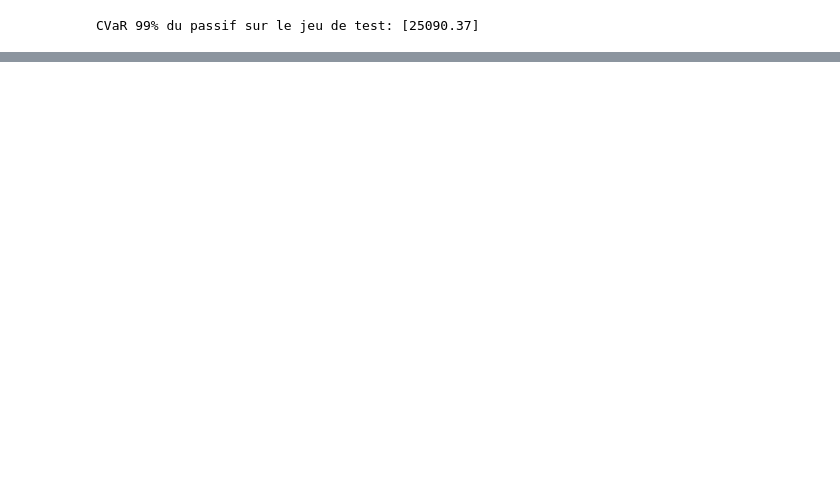
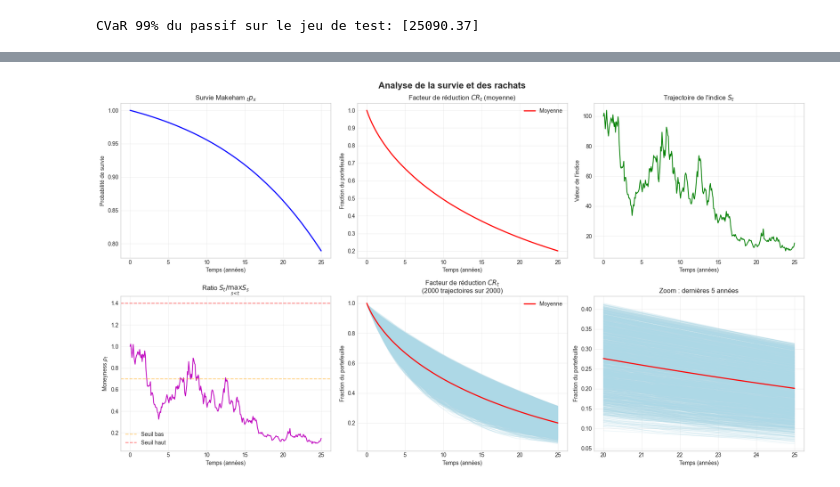
Before and after one commit to olisehStar/DeepHedging, a Jupyter notebook: memoire5.ipynb, the cells around one changed output, grey strips where cells are left out. Saved outputs shown, nothing was run; the diff lists cells and outputs as text; code cells hidden in the pictures; blank space fills up the shorter version.

```diff
--- a/memoire5.ipynb
+++ b/memoire5.ipynb
@@ -1623,7 +1563,7 @@ if __name__ == "__main__":
 
 
 # =================================================================================
-# SCRIPT PRINCIPAL
+# SCRIPT PRINCIPAL DE DEEP HEDGING GMAB sans survie ni rachat
 # =================================================================================
 if __name__ == "__main__":
     logger.info("🚀 Deep Hedging GMAB - Démarrage")
@@ -1727,11 +1667,11 @@ if __name__ == "__main__":
         # Configuration
         logger.info("⚙️ Configuration du modèle...")
         config = ModelConfig(
-            model_type=ModelType.LSTM,
+            model_type=ModelType.FFNN,
             n_assets=n_assets,
             n_features=n_features + 1,
-            hidden_layers=2,
-            units=32,
+            hidden_layers=3,
+            units=64,
             learning_rate=0.001,
             alpha_cvar=0.99,
             lambda_cost=0.001,
@@ -1763,7 +1703,7 @@ if __name__ == "__main__":
             epochs=5,
             batch_size=2048,
             patience=10,
-            loss_fn=cvar_loss(alpha=0.99),
+            loss_fn=entropic_risk_loss(lam=0.1),
             verbose=1
         )
 
@@ -1771,16 +1711,6 @@ if __name__ == "__main__":
         results,V_T, delta_test, V_trajectory,PnL_test = engine.evaluate(
             test_input, test_input_norm, H_test, r_test, dt_float, V0_test
         )
-
-        """
-        # Prédictions détaillées
-        V_T, delta_test, V_trajectory = engine.predict(
-            test_input, test_input_norm, r_test, dt_float, V0_test, return_trajectory=True
-        )
-
-        PnL_test = H_test - V_T
-
-        """
 
 
 
@@ -1838,0 +1880,72 @@ CVaR 99% du passif sur le jeu de test: [25090.37]
+# %%
+# =================================================================================
+# SCRIPT PRINCIPAL DE SIMULATION SUR LA SURVIE ET LES RACHATS
+# =================================================================================
+if __name__ == "__main__":
+    print("="*70)
+    print("SIMULATION DE LA SURVIE ET DES RACHATS")
+    print("="*70)
+
+    # 1. Chargement de la table de mortalité
+    print("\n1. Chargement de la table de mortalité...")
+    TD_raw = pd.read_csv(
+        r"C:\DOCUMENTS\Etudes\Uclouvain\MEMOIRE\TD88-90.csv",
+        delimiter=";",
+        encoding="latin1"
+    )
+    TD_dict = convertir_table_mortalite_df(TD_raw)
+
+    # Extraire qx pour les âges 40 à 65 (inclus)
+    ages_calib = np.arange(40, 66)  # 40, 41, ..., 65
+    qx_annual = np.array([TD_dict[age] for age in ages_calib], dtype=np.float64)
+    print(f"   Table chargée : âges {ages_calib[0]} à {ages_calib[-1]}")
+
+    # 2. Calibration de Makeham
+    print("\n2. Calibration du modèle de Makeham...")
+    a, b, c = calibrate_makeham_annual(qx_annual, ages_calib)  # ← Fonction annuelle
+    print(f"   Paramètres : a={a:.6f}, b={b:.8f}, c={c:.6f}")
+
+    # 3. Courbe de survie théorique
+    print("\n3. Calcul de la courbe de survie...")
+    x0 = 40
+    T_years = 25
+    t_vals = np.linspace(0, T_years, T_years * 12 + 1)
+    survival = makeham_survival(t_vals, x0, a, b, c)
+    print(f"   Survie à {T_years} ans : {survival[-1]:.4f}")
+
+    # 4. Trajectoires d'actif
+    print("\n4. Chargement des trajectoires d'actif...")
+    S_paths = tf.exp(test_input[:, :, 0]).numpy()  # Convertir en numpy
+    N_sim = S_paths.shape[0]
+    print(f"   {N_sim} trajectoires chargées")
+
+    # 5. Calcul de CR_t
+    print("\n5. Calcul du facteur de réduction CR_t...")
+    CR_paths = np.zeros_like(S_paths)
+    for i in range(N_sim):
+        CR_paths[i] = simulate_contract_reduction(
+            S_paths[i], x0, a, b, c, surrender_model='piecewise'
+        )
+
+    CR_mean = np.mean(CR_paths, axis=0)
+    print(f"   CR_T moyen = {CR_mean[-1]:.4f} ({100*(1-CR_mean[-1]):.1f}% de sorties)")
+
+    # 6. Analyse des sorties
+    print("\n6. Analyse des sorties...")
+    theoretical_survival = makeham_survival(T_years, x0, a, b, c)
+    total_exit = 1 - CR_mean[-1]
+    death_exit = 1 - theoretical_survival
+    surrender_exit = total_exit - death_exit
+
+    print(f"   Sorties totales    : {100*total_exit:.2f}%")
+    print(f"   └─ Par décès       : {100*death_exit:.2f}%")
+    print(f"   └─ Par rachats     : {100*surrender_exit:.2f}%")
+
+    # 7. Visualisation
+    print("\n7. Génération des graphiques...")
+    plot_survival_and_cr(t_vals, survival, CR_paths, S_paths)
+
+    print("\n" + "="*70)
+    print("✓ Simulation terminée")
+    print("="*70)
+# %% [output]
@@ -1838,0 +1969 @@ CVaR 99% du passif sur le jeu de test: [25090.37]
+[figure, added]
```
Also changed, not shown: parts of 9 cells of this notebook.
